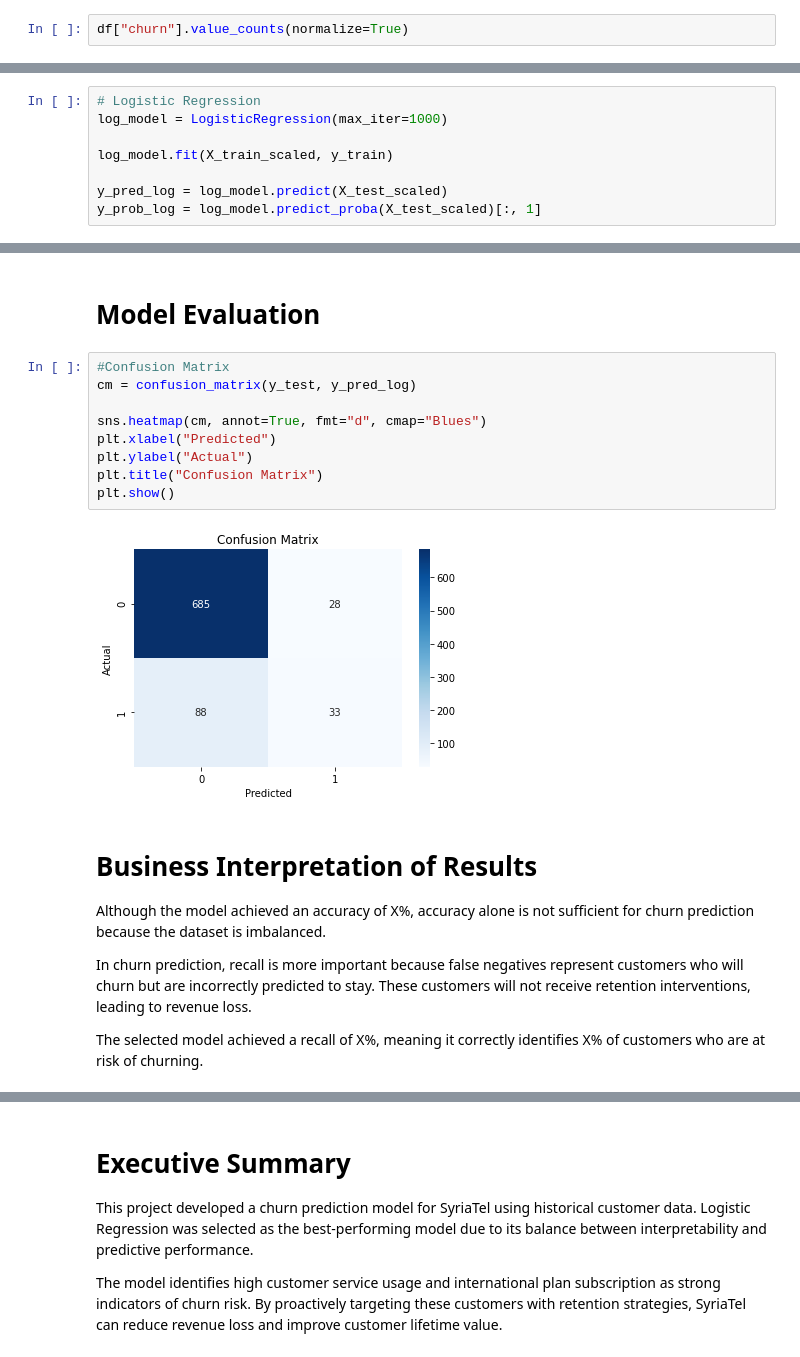
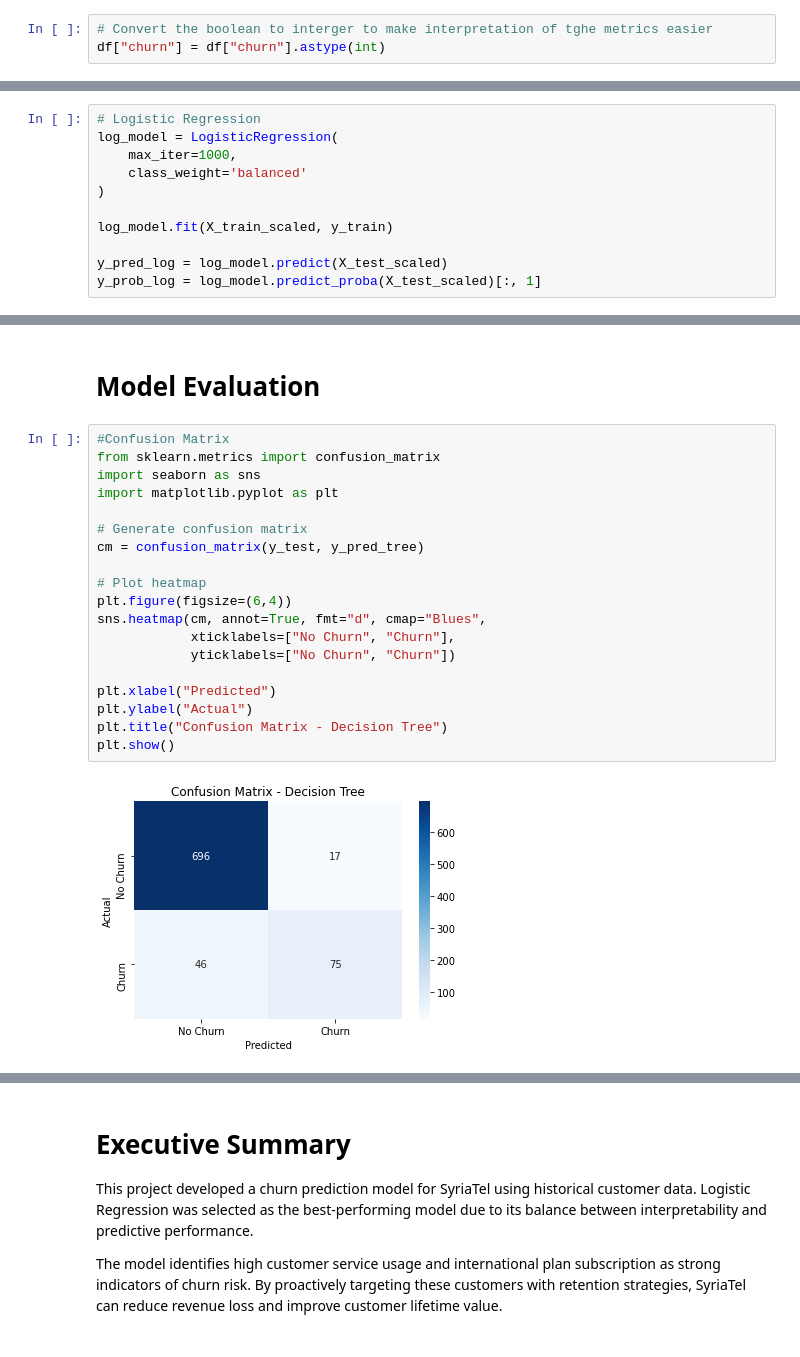
Before and after one commit to Vibora-Polo/Moringa_Phase_3_Project, a Jupyter notebook: notebook.ipynb, the cells around one changed output, grey strips where cells are left out. Saved outputs shown, nothing was run; the diff lists cells and outputs as text.

```diff
--- a/notebook.ipynb
+++ b/notebook.ipynb
@@ -96,4 +87,5 @@ df.describe()
 | 75% | 127.000000 | 510.000000 | 20.000000 | 216.400000 | 114.000000 | 36.790000 | ... |
 | max | 243.000000 | 510.000000 | 51.000000 | 350.800000 | 165.000000 | 59.640000 | ... |
 # %%
-df["churn"].value_counts(normalize=True)
+# Convert the boolean to interger to make interpretation of tghe metrics easier
+df["churn"] = df["churn"].astype(int)
@@ -201,7 +199,10 @@ F1-score
 ROC-AUC
 # %%
 # Logistic Regression
-log_model = LogisticRegression(max_iter=1000)
+log_model = LogisticRegression(
+    max_iter=1000,
+    class_weight='balanced'
+)
 
 log_model.fit(X_train_scaled, y_train)
 
@@ -316,20 +321,22 @@ Therefore, Logistic Regression is selected as the final model.
 # Model Evaluation
 # %%
 #Confusion Matrix
-cm = confusion_matrix(y_test, y_pred_log)
+from sklearn.metrics import confusion_matrix
+import seaborn as sns
+import matplotlib.pyplot as plt
 
-sns.heatmap(cm, annot=True, fmt="d", cmap="Blues")
+# Generate confusion matrix
+cm = confusion_matrix(y_test, y_pred_tree)
+
+# Plot heatmap
+plt.figure(figsize=(6,4))
+sns.heatmap(cm, annot=True, fmt="d", cmap="Blues",
+            xticklabels=["No Churn", "Churn"],
+            yticklabels=["No Churn", "Churn"])
+
 plt.xlabel("Predicted")
 plt.ylabel("Actual")
-plt.title("Confusion Matrix")
+plt.title("Confusion Matrix - Decision Tree")
 plt.show()
 # %% [output]
-[figure, old version]
+[figure, new version]
-# %% [markdown]
-# Business Interpretation of Results
-
-Although the model achieved an accuracy of X%, accuracy alone is not sufficient for churn prediction because the dataset is imbalanced.
-
-In churn prediction, recall is more important because false negatives represent customers who will churn but are incorrectly predicted to stay. These customers will not receive retention interventions, leading to revenue loss.
-
-The selected model achieved a recall of X%, meaning it correctly identifies X% of customers who are at risk of churning.
```
Also changed, not shown: parts of 21 cells of this notebook, 1 other file.
